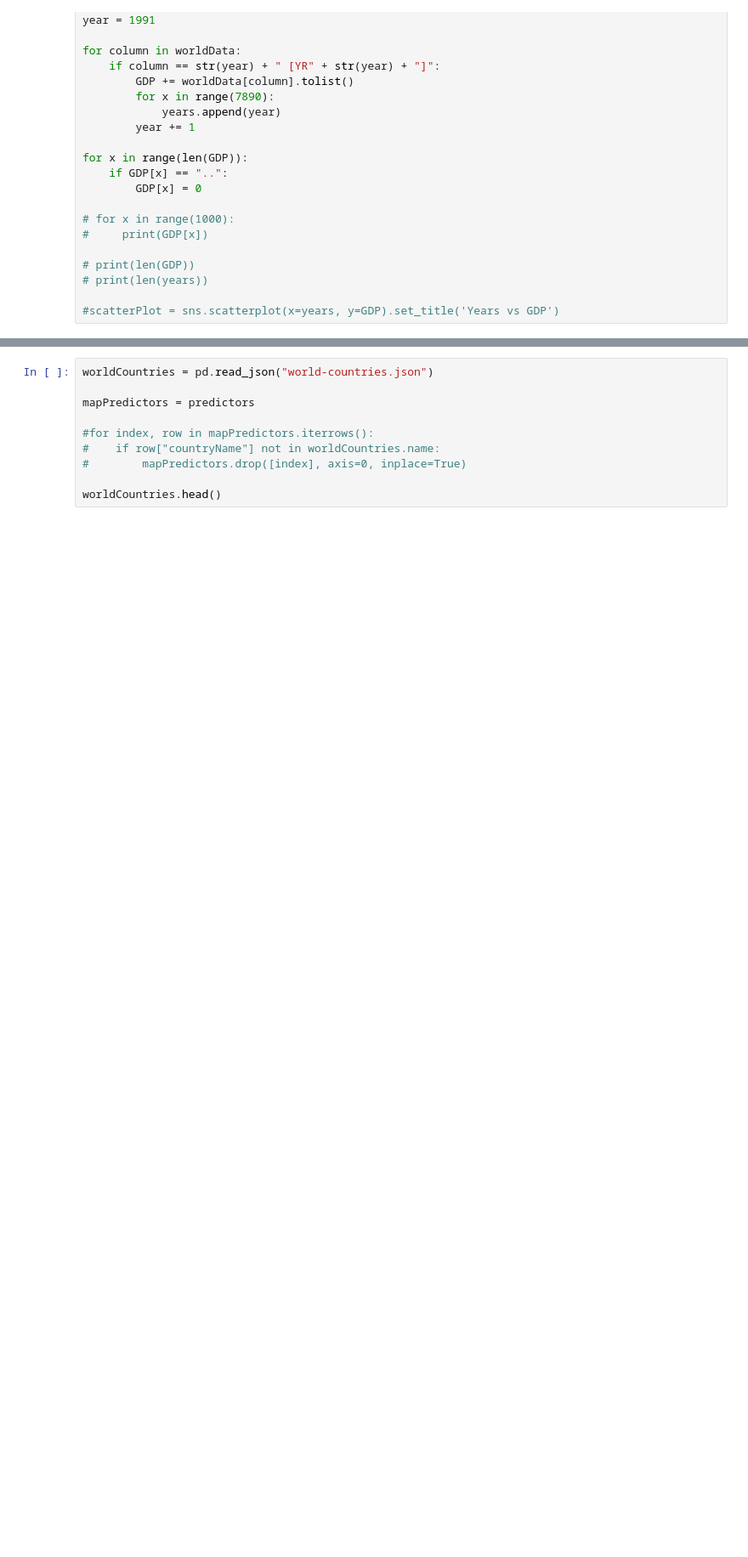
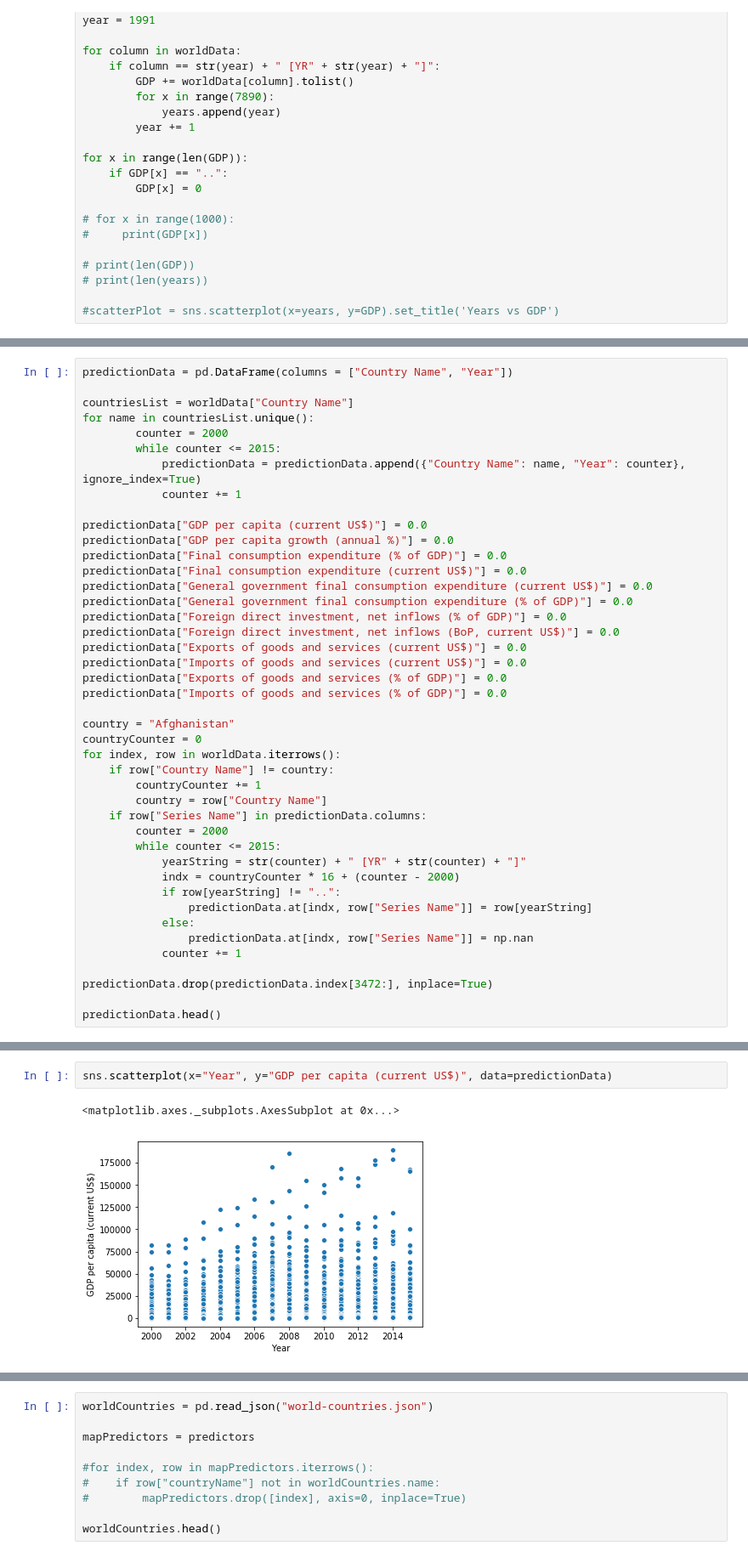
Before and after one commit to thechuster/thechuster.github.io, a Jupyter notebook: FinalProject.ipynb, the cells around one changed output, grey strips where cells are left out. Shown at 85% size. Saved outputs shown, nothing was run; the diff lists cells and outputs as text; blank space fills up the shorter version.

Commit message:
Cleaned and added plots

```diff
--- a/FinalProject.ipynb
+++ b/FinalProject.ipynb
@@ -123,0 +113,43 @@ predictionData = pd.DataFrame(columns = ["countryName", "Country Code"])
+# %%
+predictionData = pd.DataFrame(columns = ["Country Name", "Year"])
+
+countriesList = worldData["Country Name"]
+for name in countriesList.unique():
+        counter = 2000
+        while counter <= 2015:
+            predictionData = predictionData.append({"Country Name": name, "Year": counter}, ignore_index=True)
+            counter += 1
+
+predictionData["GDP per capita (current US$)"] = 0.0
+predictionData["GDP per capita growth (annual %)"] = 0.0
+predictionData["Final consumption expenditure (% of GDP)"] = 0.0
+predictionData["Final consumption expenditure (current US$)"] = 0.0
+predictionData["General government final consumption expenditure (current US$)"] = 0.0
+predictionData["General government final consumption expenditure (% of GDP)"] = 0.0
+predictionData["Foreign direct investment, net inflows (% of GDP)"] = 0.0
+predictionData["Foreign direct investment, net inflows (BoP, current US$)"] = 0.0
+predictionData["Exports of goods and services (current US$)"] = 0.0
+predictionData["Imports of goods and services (current US$)"] = 0.0
+predictionData["Exports of goods and services (% of GDP)"] = 0.0
+predictionData["Imports of goods and services (% of GDP)"] = 0.0
+
+country = "Afghanistan"
+countryCounter = 0
+for index, row in worldData.iterrows():
+    if row["Country Name"] != country:
+        countryCounter += 1
+        country = row["Country Name"]
+    if row["Series Name"] in predictionData.columns:
+        counter = 2000
+        while counter <= 2015:
+            yearString = str(counter) + " [YR" + str(counter) + "]"
+            indx = countryCounter * 16 + (counter - 2000)
+            if row[yearString] != "..":
+                predictionData.at[indx, row["Series Name"]] = row[yearString]
+            else:
+                predictionData.at[indx, row["Series Name"]] = np.nan
+            counter += 1
+
+predictionData.drop(predictionData.index[3472:], inplace=True)
+
+predictionData.head()
@@ -123,0 +177,5 @@ predictionData = pd.DataFrame(columns = ["countryName", "Country Code"])
+# %%
+sns.scatterplot(x="Year", y="GDP per capita (current US$)", data=predictionData)
+# %% [output]
+<matplotlib.axes._subplots.AxesSubplot at 0x...>
+[figure, added]
```
Also changed, not shown: parts of 18 cells of this notebook, 4 other files.
